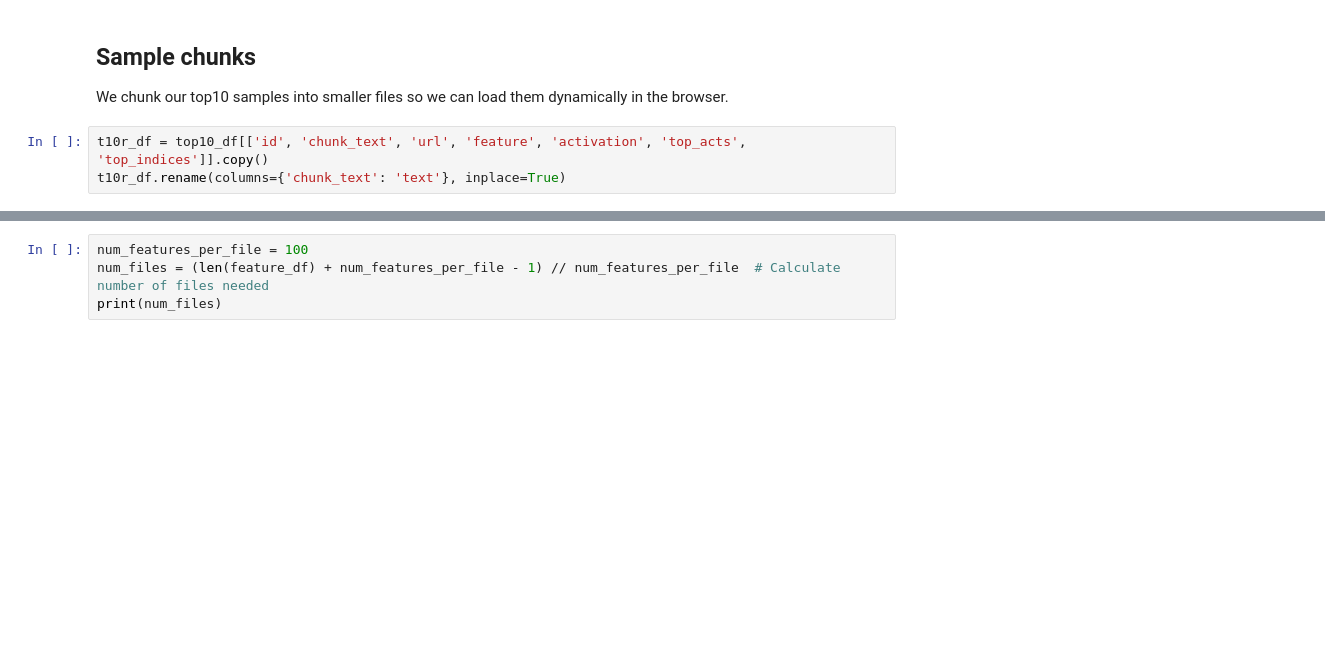
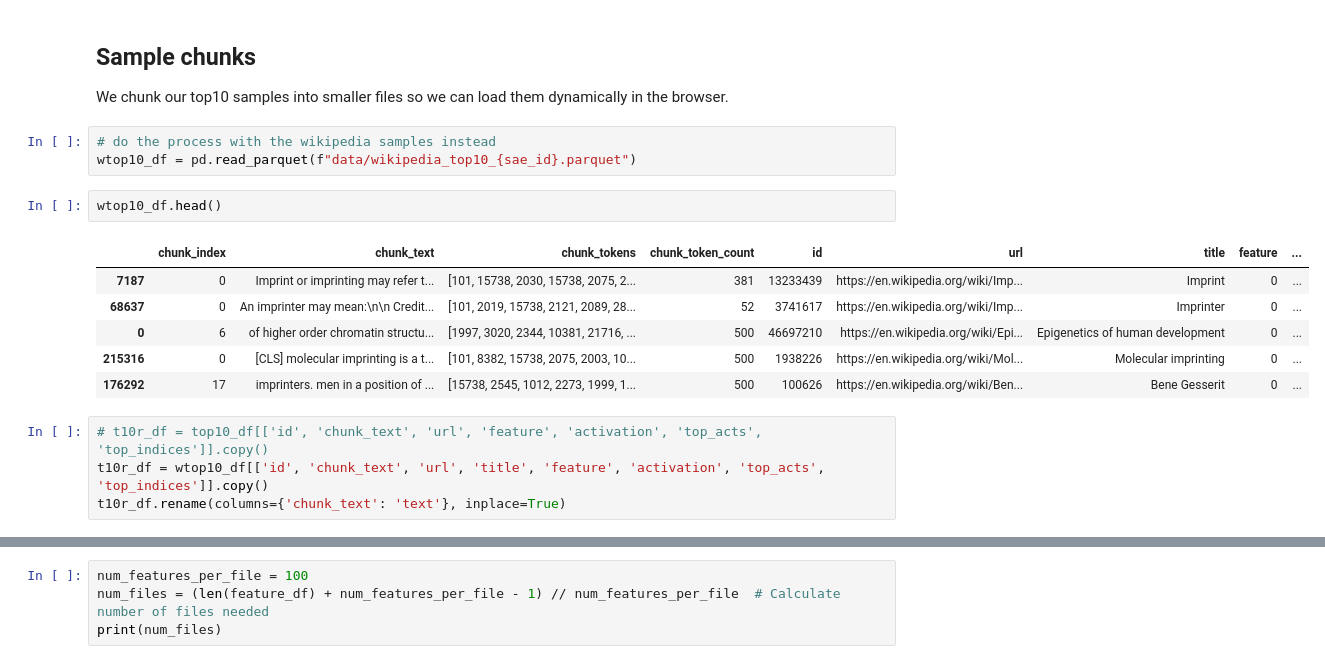
Before and after one commit to enjalot/latent-taxonomy, a Jupyter notebook: notebooks/prepare-model.ipynb, the cells around one changed output, grey strips where cells are left out. Drawn from its saved outputs; the diff is of its cells as text; blank space fills up the shorter version.

```diff
--- a/notebooks/prepare-model.ipynb
+++ b/notebooks/prepare-model.ipynb
@@ -179,8 +179,21 @@ feature_df.to_parquet(f"../web/public/models/{name}/features.parquet")
 ## Sample chunks
 
 We chunk our top10 samples into smaller files so we can load them dynamically in the browser.
+# %%
+# do the process with the wikipedia samples instead
+wtop10_df = pd.read_parquet(f"data/wikipedia_top10_{sae_id}.parquet")
+# %%
+wtop10_df.head()
+# %% [output]
+|  | chunk_index | chunk_text | chunk_tokens | chunk_token_count | id | url | title | feature | ... |
+| 7187 | 0 | Imprint or imprinting may refer t... | [101, 15738, 2030, 15738, 2075, 2... | 381 | 13233439 | https://en.wikipedia.org/wiki/Imp... | Imprint | 0 | ... |
+| 68637 | 0 | An imprinter may mean:\n\n Credit... | [101, 2019, 15738, 2121, 2089, 28... | 52 | 3741617 | https://en.wikipedia.org/wiki/Imp... | Imprinter | 0 | ... |
+| 0 | 6 | of higher order chromatin structu... | [1997, 3020, 2344, 10381, 21716, ... | 500 | 46697210 | https://en.wikipedia.org/wiki/Epi... | Epigenetics of human development | 0 | ... |
+| 215316 | 0 | [CLS] molecular imprinting is a t... | [101, 8382, 15738, 2075, 2003, 10... | 500 | 1938226 | https://en.wikipedia.org/wiki/Mol... | Molecular imprinting | 0 | ... |
+| 176292 | 17 | imprinters. men in a position of ... | [15738, 2545, 1012, 2273, 1999, 1... | 500 | 100626 | https://en.wikipedia.org/wiki/Ben... | Bene Gesserit | 0 | ... |
 # %%
-t10r_df = top10_df[['id', 'chunk_text', 'url', 'feature', 'activation', 'top_acts', 'top_indices']].copy()
+# t10r_df = top10_df[['id', 'chunk_text', 'url', 'feature', 'activation', 'top_acts', 'top_indices']].copy()
+t10r_df = wtop10_df[['id', 'chunk_text', 'url', 'title', 'feature', 'activation', 'top_acts', 'top_indices']].copy()
 t10r_df.rename(columns={'chunk_text': 'text'}, inplace=True)
 # %%
 t10r_df.head()
```
Also changed, not shown: parts of 5 cells of this notebook, 1 other file.
